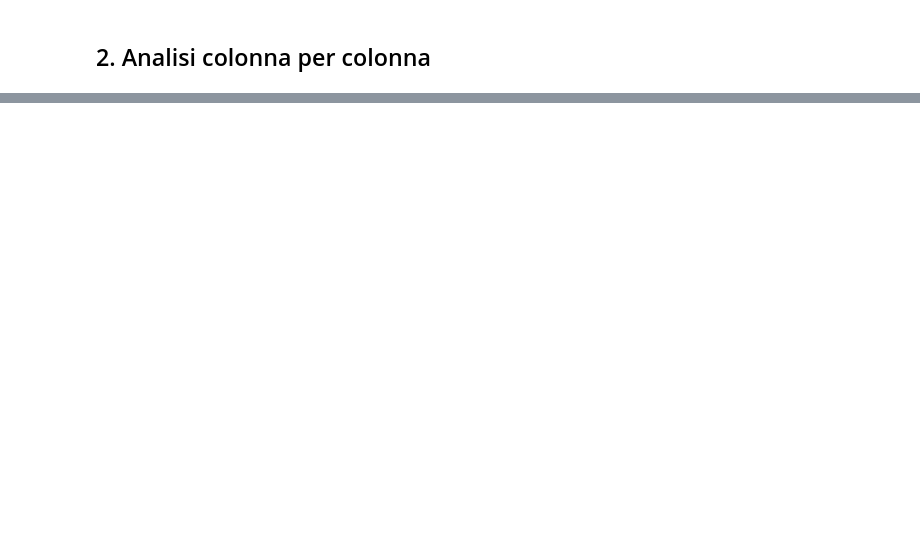
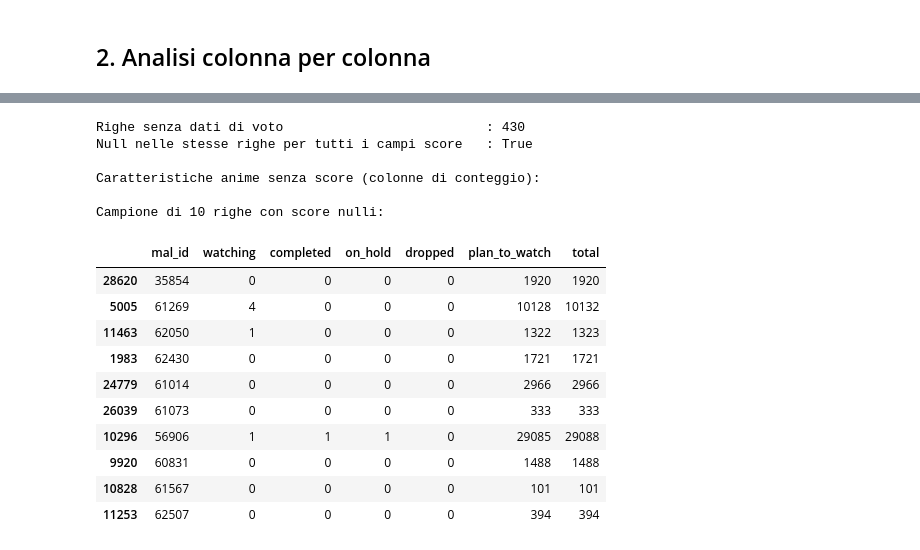
Before and after one commit to elisqose/HCI-Anime-Data-Analysis-25-26, a Jupyter notebook: exploration & cleaning/13_stats.ipynb, the cells around one changed output, grey strips where cells are left out. Drawn from its saved outputs; the diff is of its cells as text; code cells hidden in the pictures; blank space fills up the shorter version.

```diff
--- a/exploration & cleaning/13_stats.ipynb
+++ b/exploration & cleaning/13_stats.ipynb
@@ -60,9 +54,0 @@ Verifichiamo la presenza di righe completamente identiche.
-# %%
-n_dup = df_stats.duplicated().sum()
-print(f'Duplicati esatti: {n_dup}')
-
-if n_dup > 0:
-    df_stats.drop_duplicates(keep='first', inplace=True)
-    print(f'Righe dopo la rimozione: {len(df_stats):,}')
-else:
-    print('→ Nessun duplicato esatto, nessuna operazione richiesta.')
@@ -224,7 +93,0 @@ max    182069.000000
-# %%
-# Conversione score_N_votes da float64 a Int64 (nullable integer)
-for col in score_votes_cols:
-    df_stats[col] = df_stats[col].astype('Int64')
-
-print('Dtype score_N_votes dopo la conversione:')
-print(df_stats[score_votes_cols].dtypes)
@@ -291,0 +366,37 @@ Salvato: datasets_cleaned/stats_clean.csv
+# %%
+score_votes_cols = [
+    "score_1_votes", "score_2_votes", "score_3_votes", "score_4_votes", "score_5_votes",
+    "score_6_votes", "score_7_votes", "score_8_votes", "score_9_votes", "score_10_votes"
+]
+score_pct_cols = [
+    "score_1_percentage", "score_2_percentage", "score_3_percentage", "score_4_percentage", "score_5_percentage",
+    "score_6_percentage", "score_7_percentage", "score_8_percentage", "score_9_percentage", "score_10_percentage"
+]
+score_cols = score_votes_cols + score_pct_cols
+
+# Verifica che i null siano nelle stesse righe per tutti i campi score
+mask_no_score = df_stats["score_1_votes"].isna()
+tutti_stessi = df_stats[score_cols].isna().eq(mask_no_score, axis=0).all(axis=None)
+print(f"Righe senza dati di voto                          : {mask_no_score.sum():,}")
+print(f"Null nelle stesse righe per tutti i campi score   : {tutti_stessi}")
+print()
+print("Campione di 10 righe con score nulli:")
+df_stats[mask_no_score][["mal_id", "watching", "completed", "on_hold", "dropped", "plan_to_watch", "total"]].sample(10, random_state=42)
+# %% [output]
+Righe senza dati di voto                          : 430
+Null nelle stesse righe per tutti i campi score   : True
+
+Caratteristiche anime senza score (colonne di conteggio):
+
+Campione di 10 righe con score nulli:
+|  | mal_id | watching | completed | on_hold | dropped | plan_to_watch | total |
+| 28620 | 35854 | 0 | 0 | 0 | 0 | 1920 | 1920 |
+| 5005 | 61269 | 4 | 0 | 0 | 0 | 10128 | 10132 |
+| 11463 | 62050 | 1 | 0 | 0 | 0 | 1322 | 1323 |
+| 1983 | 62430 | 0 | 0 | 0 | 0 | 1721 | 1721 |
+| 24779 | 61014 | 0 | 0 | 0 | 0 | 2966 | 2966 |
+| 26039 | 61073 | 0 | 0 | 0 | 0 | 333 | 333 |
+| 10296 | 56906 | 1 | 1 | 1 | 0 | 29085 | 29088 |
+| 9920 | 60831 | 0 | 0 | 0 | 0 | 1488 | 1488 |
+| 10828 | 61567 | 0 | 0 | 0 | 0 | 101 | 101 |
+| 11253 | 62507 | 0 | 0 | 0 | 0 | 394 | 394 |
```
Also changed, not shown: parts of 60 cells of this notebook, 3 other files.
